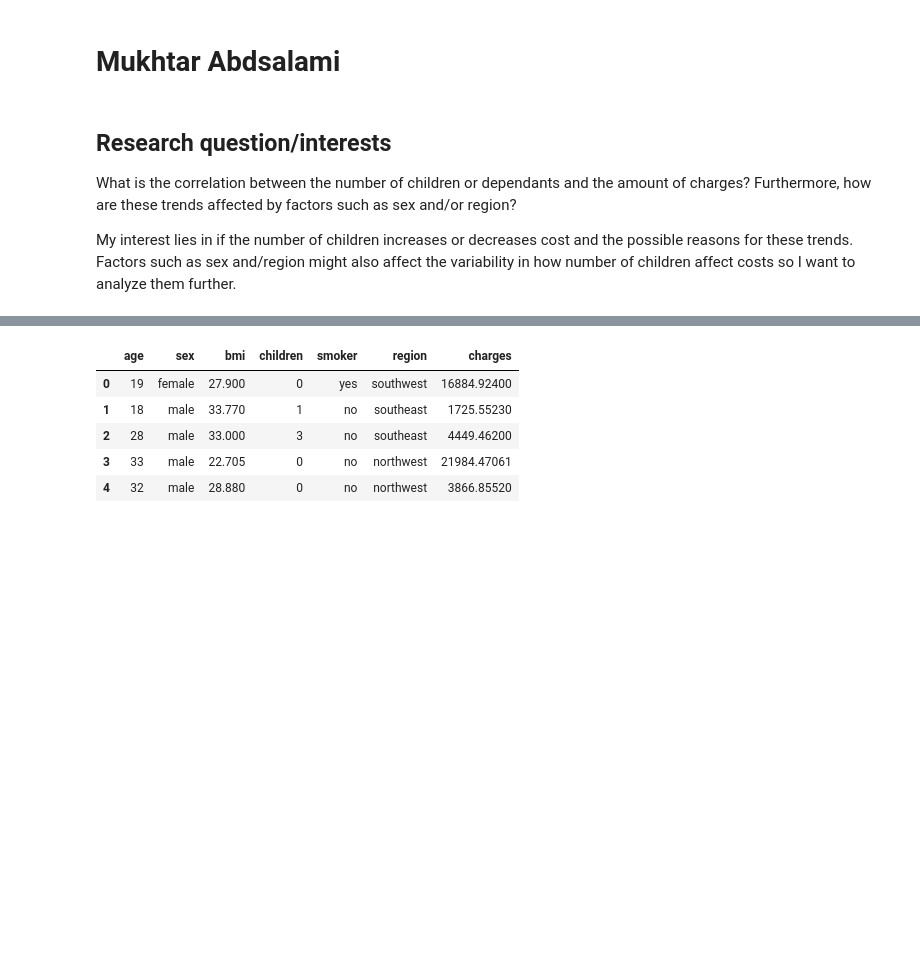
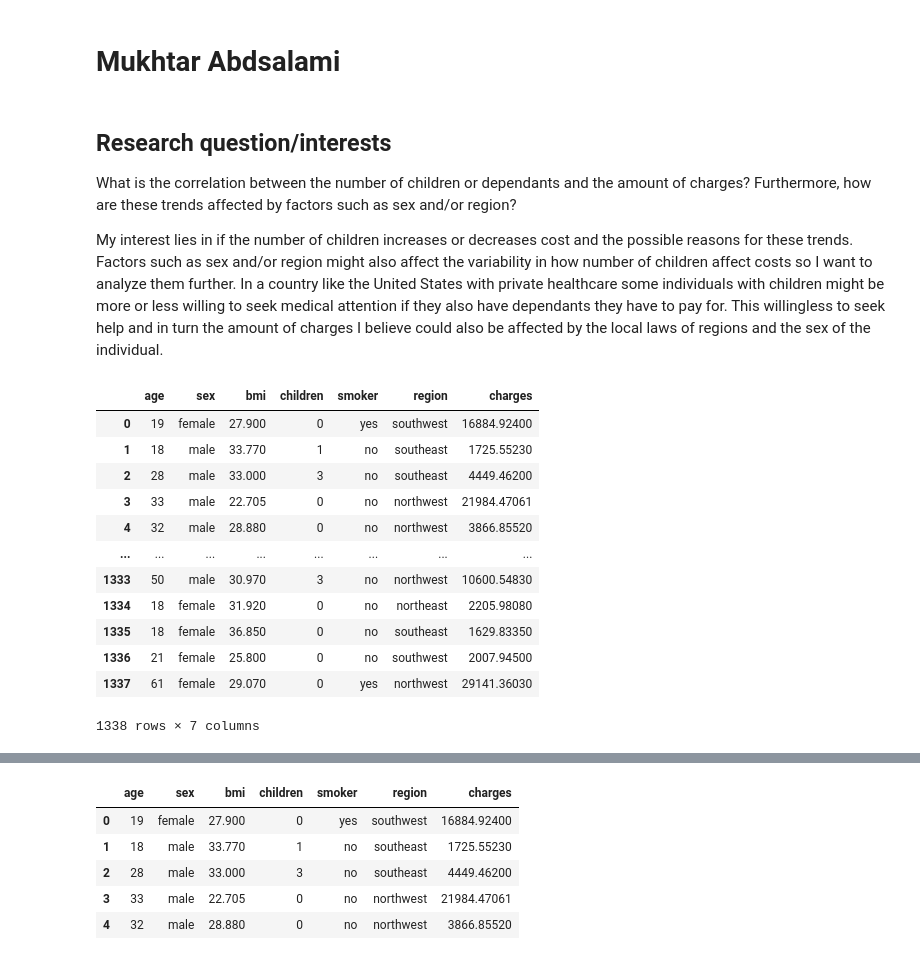
Before and after one commit to ubco-W2022T1-cosc301/project-group45, a Jupyter notebook: notebooks/analysis2.ipynb, the cells around one changed output, grey strips where cells are left out. Drawn from its saved outputs; the diff is of its cells as text; code cells hidden in the pictures; blank space fills up the shorter version.

```diff
--- a/notebooks/analysis2.ipynb
+++ b/notebooks/analysis2.ipynb
@@ -5,10 +5,26 @@
 
 What is the correlation between the number of children or dependants and the amount of charges? Furthermore, how are these trends affected by factors such as sex and/or region?
 
-My interest lies in if the number of children increases or decreases cost and the possible reasons for these trends. Factors such as sex and/region might also affect the variability in how number of children affect costs so I want to analyze them further.
+My interest lies in if the number of children increases or decreases cost and the possible reasons for these trends. Factors such as sex and/or region might also affect the variability in how number of children affect costs so I want to analyze them further. In a country like the United States with private healthcare some individuals with children might be more or less willing to seek medical attention if they also have dependants they have to pay for. This willingless to seek help and in turn the amount of charges I believe could also be affected by the local laws of regions and the sex of the individual.
 # %%
 import numpy as np
 import pandas as pd
 import seaborn as sns
 # %%
 medical_cost_data = pd.read_csv("https://gist.githubusercontent.com/meperezcuello/82a9f1c1c473d6585e750ad2e3c05a41/raw/d42d226d0dd64e7f5395a0eec1b9190a10edbc03/Medical_Cost.csv")
+
+medical_cost_data
+# %% [output]
+|  | age | sex | bmi | children | smoker | region | charges |
+| 0 | 19 | female | 27.900 | 0 | yes | southwest | 16884.92400 |
+| 1 | 18 | male | 33.770 | 1 | no | southeast | 1725.55230 |
+| 2 | 28 | male | 33.000 | 3 | no | southeast | 4449.46200 |
+| 3 | 33 | male | 22.705 | 0 | no | northwest | 21984.47061 |
+| 4 | 32 | male | 28.880 | 0 | no | northwest | 3866.85520 |
+| ... | ... | ... | ... | ... | ... | ... | ... |
+| 1333 | 50 | male | 30.970 | 3 | no | northwest | 10600.54830 |
+| 1334 | 18 | female | 31.920 | 0 | no | northeast | 2205.98080 |
+| 1335 | 18 | female | 36.850 | 0 | no | southeast | 1629.83350 |
+| 1336 | 21 | female | 25.800 | 0 | no | southwest | 2007.94500 |
+| 1337 | 61 | female | 29.070 | 0 | yes | northwest | 29141.36030 |
+1338 rows × 7 columns
```
Also changed, not shown: parts of 17 cells of this notebook, 1 other file.
